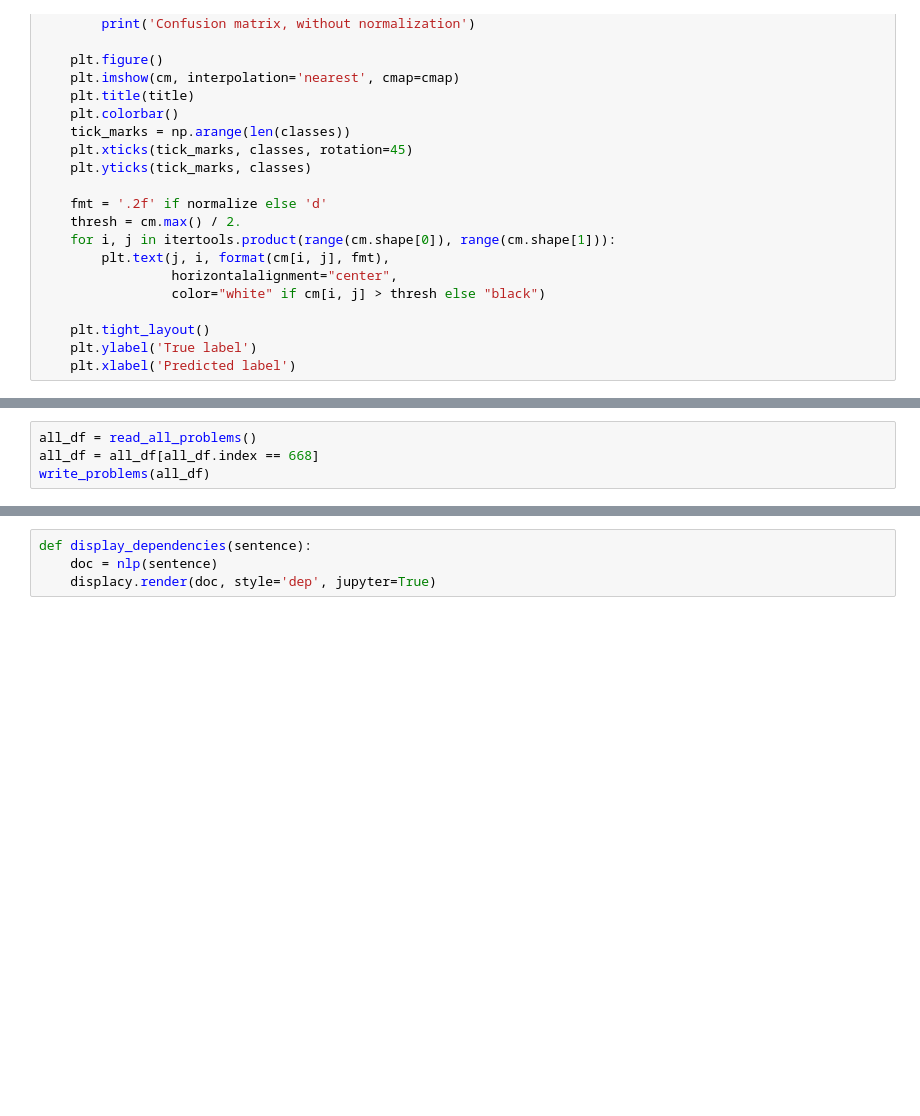
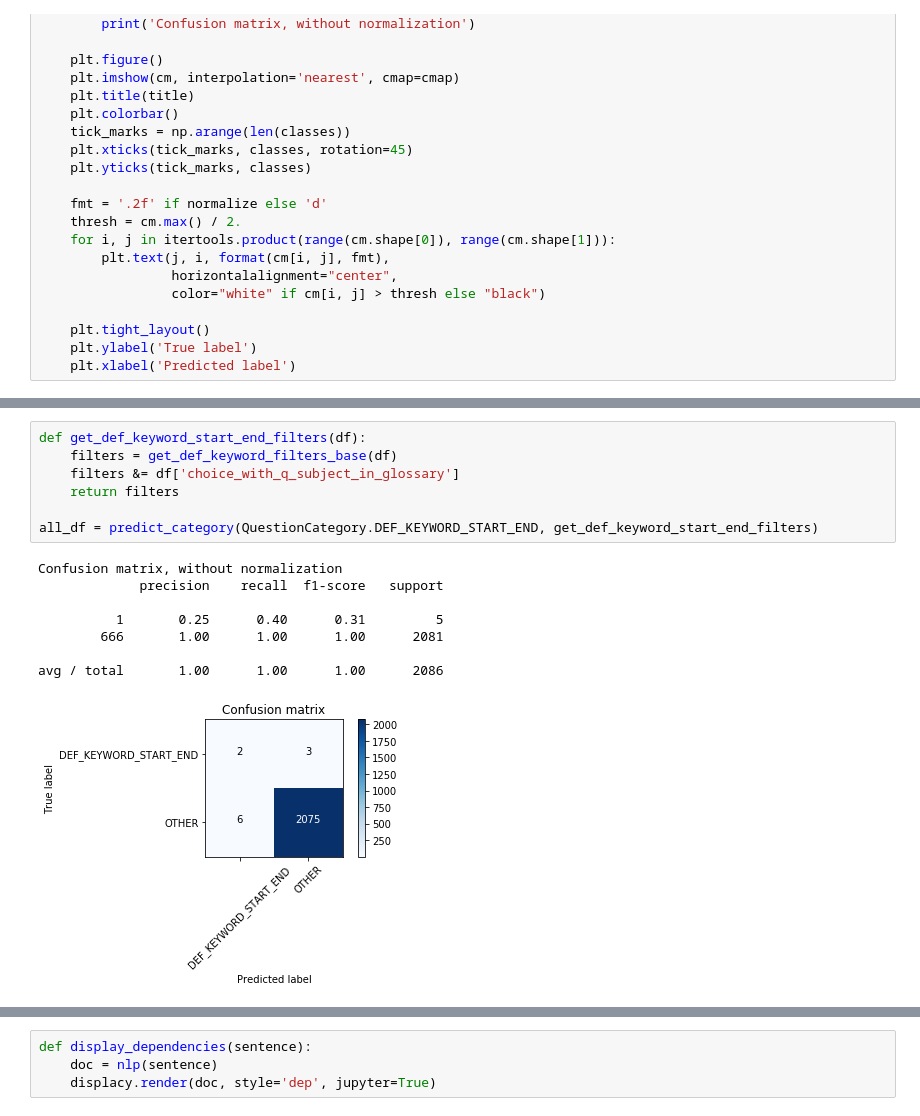
Before and after one commit to CfaBotTeam/CfaBot, a Jupyter notebook: Playground/Classify_Questions.ipynb, the cells around one changed output, grey strips where cells are left out. Saved outputs shown, nothing was run; the diff lists cells and outputs as text; blank space fills up the shorter version.

```diff
--- a/Playground/Classify_Questions.ipynb
+++ b/Playground/Classify_Questions.ipynb
@@ -244,4 +311,16 @@ avg / total       0.99      0.99      0.99      2087
-# %%
-all_df = read_all_problems()
-all_df = all_df[all_df.index == 668]
-write_problems(all_df)
+# %%
+def get_def_keyword_start_end_filters(df):
+    filters = get_def_keyword_filters_base(df)
+    filters &= df['choice_with_q_subject_in_glossary']
+    return filters
+
+all_df = predict_category(QuestionCategory.DEF_KEYWORD_START_END, get_def_keyword_start_end_filters)
+# %% [output]
+Confusion matrix, without normalization
+             precision    recall  f1-score   support
+
+          1       0.25      0.40      0.31         5
+        666       1.00      1.00      1.00      2081
+
+avg / total       1.00      1.00      1.00      2086
+[figure, added]
```
Also changed, not shown: parts of 51 cells of this notebook.
